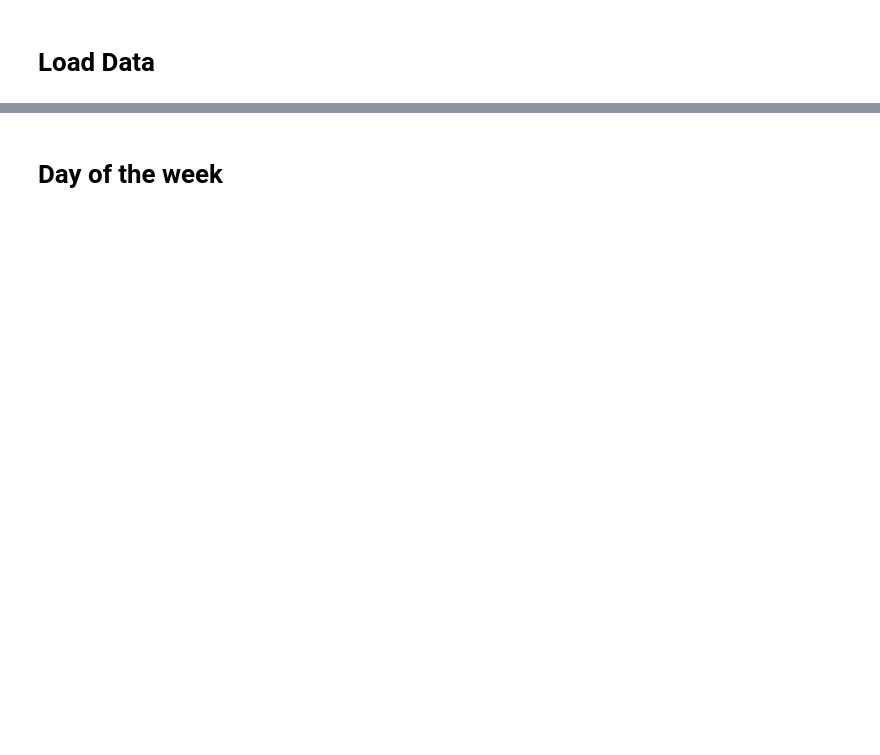
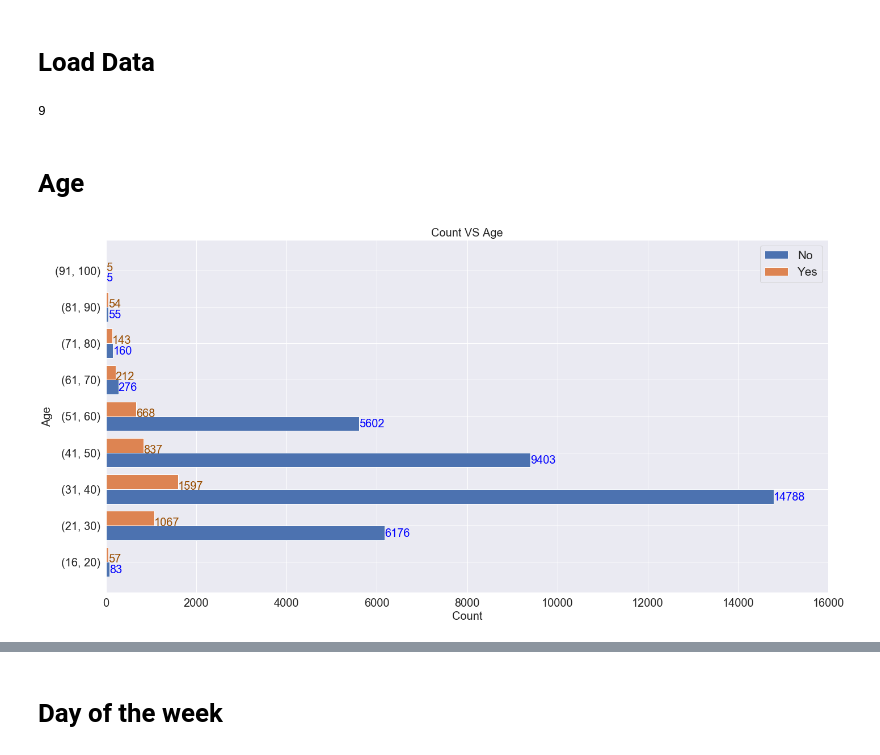
Before and after one commit to sepehrfrgh/ece143_direct_marketing, a Jupyter notebook: time_analysis.ipynb, the cells around one changed output, grey strips where cells are left out. Cells and saved outputs as stored; diff of their text form; code cells hidden in the pictures; blank space fills up the shorter version.

```diff
--- a/time_analysis.ipynb
+++ b/time_analysis.ipynb
@@ -22,0 +11,46 @@ my_ta = ta.TimeAnalysis(config.bank_additional_train_path)
+# %%
+csv_path = r'./dataset/bank-additional-full.csv'
+my_ta = ta.TimeAnalysis(csv_path)
+myList, labels = ta.map_age(csv_path)
+print(len(myList))
+# %% [output]
+9
+# %% [markdown]
+# Age
+# %%
+No = [myList[0][0], myList[1][0],myList[2][0], myList[3][0],myList[4][0] ,myList[5][0],myList[6][0], myList[7][0],myList[8][0]]
+Yes = [myList[0][1], myList[1][1],myList[2][1], myList[3][1],myList[4][1] ,myList[5][1],myList[6][1], myList[7][1],myList[8][1]]
+sns.set(rc={'figure.figsize':(20 ,10)})
+x = np.arange(len(labels))  # the label locations
+width = 0.40  # the width of the bars
+
+fig, ax = plt.subplots()
+rects1 = ax.barh(x - width/2,  No, width, label='No')
+rects2 = ax.barh(x + width/2, Yes, width, label='Yes')
+
+
+ax.set_ylabel('Age', fontsize = 20)
+ax.set_xlabel('Count', fontsize = 20)
+ax.set_title('Count VS Age', fontsize = 20)
+
+ax.set_xticks(np.arange(0, 17000, step=2000))
+plt.tick_params(labelsize=20)
+ax.set_yticks(x)
+ax.set_yticklabels(labels, fontsize = 20)
+#ax.set_yticklabels(N,fontsize = 30)
+ax.legend(fontsize= 'xx-large')
+
+for i, v in enumerate(Yes):
+    ax.text(v+0.32,i-0.01, v, color='#994d00', fontsize=20) #the 0.15 and 0.05 were set after trial & error (based on how nice things look)
+for i, v in enumerate(No):
+    ax.text(v+0.17,i-0.3, str(v), color='blue', fontsize=20) #the 0.4 was set after trial & error (based on how nicely it aligns, edit it and rerun to see the difference)
+
+fig.tight_layout()
+plt.grid(b=True, which='major', color='#FFFFFF', linestyle='-')
+ax.set_facecolor("#EAEAF2")
+#plt.figsize(40,40)
+plt.savefig('count_age_horizontal.png')
+
+plt.show()
+# %% [output]
+[figure, added]
```
Also changed, not shown: parts of 13 cells of this notebook, 1 other file.
